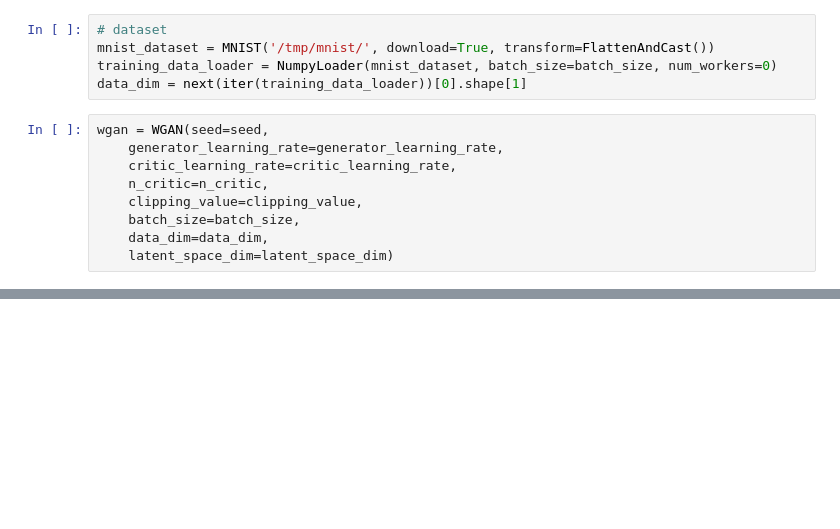
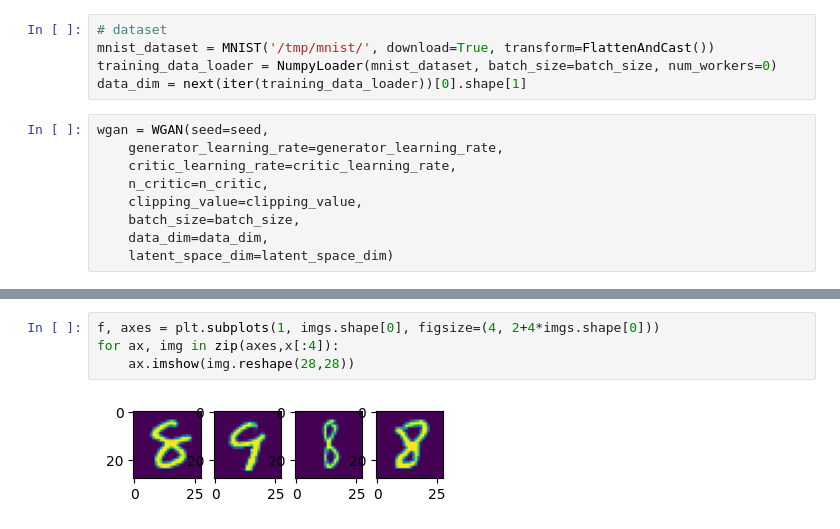
Before and after one commit to arthurPignet/wgan_in_jax, a Jupyter notebook: main.ipynb, the cells around one changed output, grey strips where cells are left out. Saved outputs shown, nothing was run; the diff lists cells and outputs as text; blank space fills up the shorter version.

```diff
--- a/main.ipynb
+++ b/main.ipynb
@@ -94,0 +119,6 @@ NameError: name 'wasserstein_loss' is not defined
+# %%
+f, axes = plt.subplots(1, imgs.shape[0], figsize=(4, 2+4*imgs.shape[0]))
+for ax, img in zip(axes,x[:4]):
+    ax.imshow(img.reshape(28,28))
+# %% [output]
+[figure, added]
```
Also changed, not shown: parts of 6 cells of this notebook, 2 other files.
